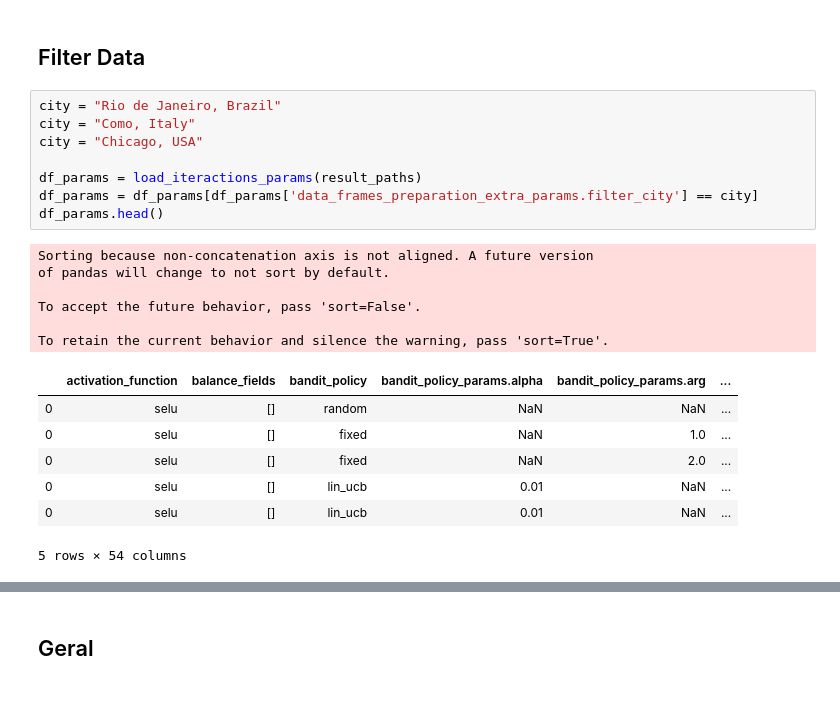
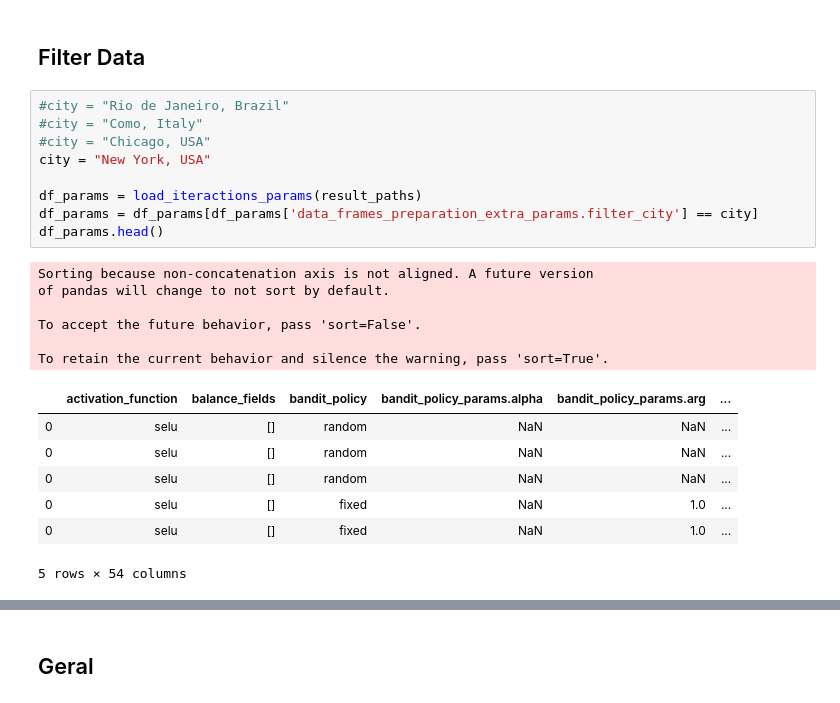
Before and after one commit to deeplearningbrasil/mars-gym, a Jupyter notebook: Resultados.ipynb, the cells around one changed output, grey strips where cells are left out. Cells and saved outputs as stored; diff of their text form.

```diff
--- a/Resultados.ipynb
+++ b/Resultados.ipynb
@@ -125,26 +144,27 @@ result_paths = list_paths_per_model(path)
 # %% [markdown]
 ## Filter Data
 # %%
-city = "Rio de Janeiro, Brazil"
-city = "Como, Italy"
-city = "Chicago, USA"
+#city = "Rio de Janeiro, Brazil"
+#city = "Como, Italy"
+#city = "Chicago, USA"
+city = "New York, USA"
 
 df_params = load_iteractions_params(result_paths)
 df_params = df_params[df_params['data_frames_preparation_extra_params.filter_city'] == city]
 df_params.head()
 # %% [output]
 Sorting because non-concatenation axis is not aligned. A future version
 of pandas will change to not sort by default.
 
 To accept the future behavior, pass 'sort=False'.
 
 To retain the current behavior and silence the warning, pass 'sort=True'.
 |  | activation_function | balance_fields | bandit_policy | bandit_policy_params.alpha | bandit_policy_params.arg | ... |
 | 0 | selu | [] | random | NaN | NaN | ... |
+| 0 | selu | [] | random | NaN | NaN | ... |
+| 0 | selu | [] | random | NaN | NaN | ... |
 | 0 | selu | [] | fixed | NaN | 1.0 | ... |
-| 0 | selu | [] | fixed | NaN | 2.0 | ... |
-| 0 | selu | [] | lin_ucb | 0.01 | NaN | ... |
-| 0 | selu | [] | lin_ucb | 0.01 | NaN | ... |
+| 0 | selu | [] | fixed | NaN | 1.0 | ... |
 5 rows × 54 columns
 # %%
 list_bandits          = df_params.groupby(["bandit_policy", "observation"])['iteraction'].apply(list).reset_index()
```
Also changed, not shown: parts of 6 cells of this notebook, 17 other files.
